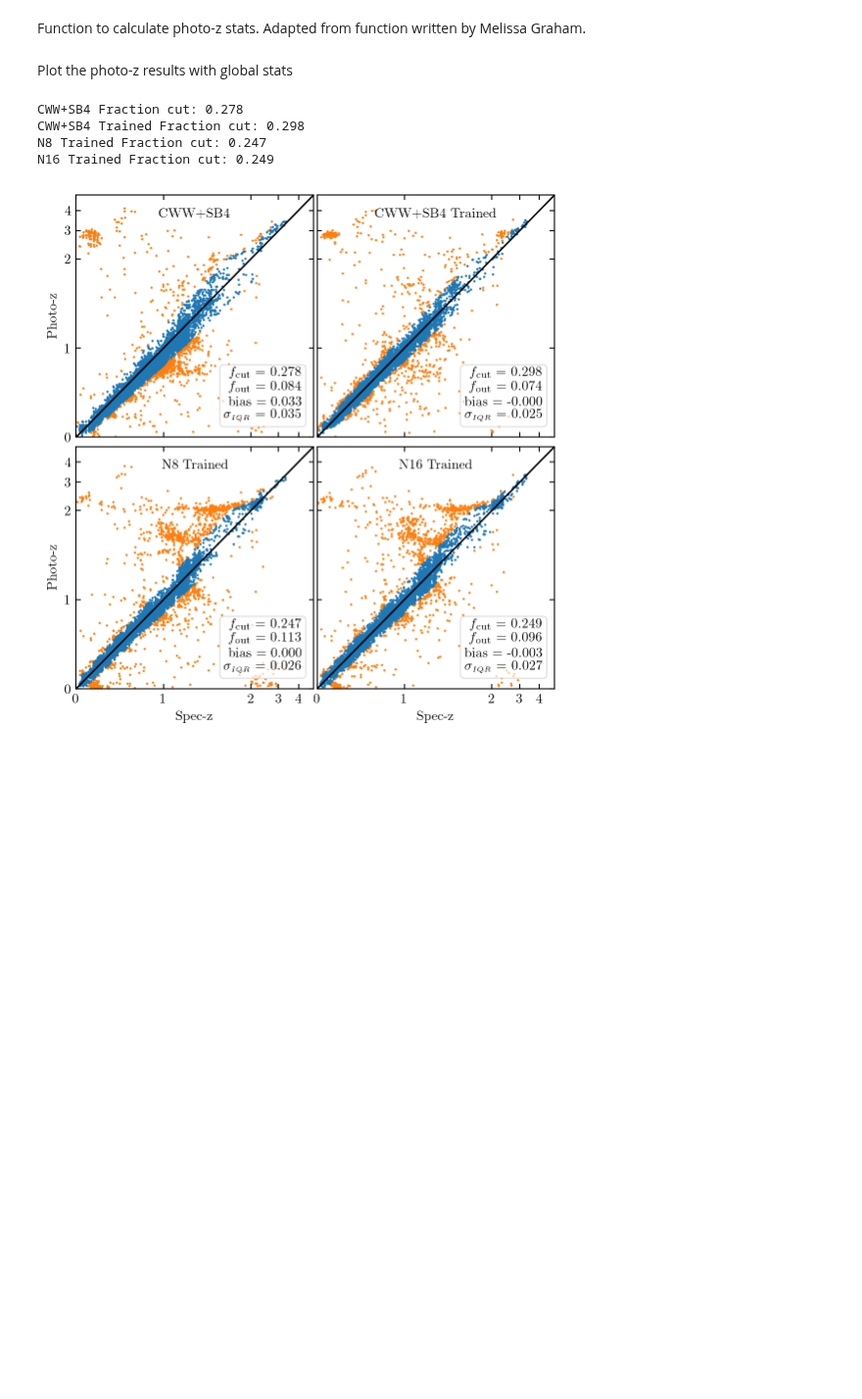
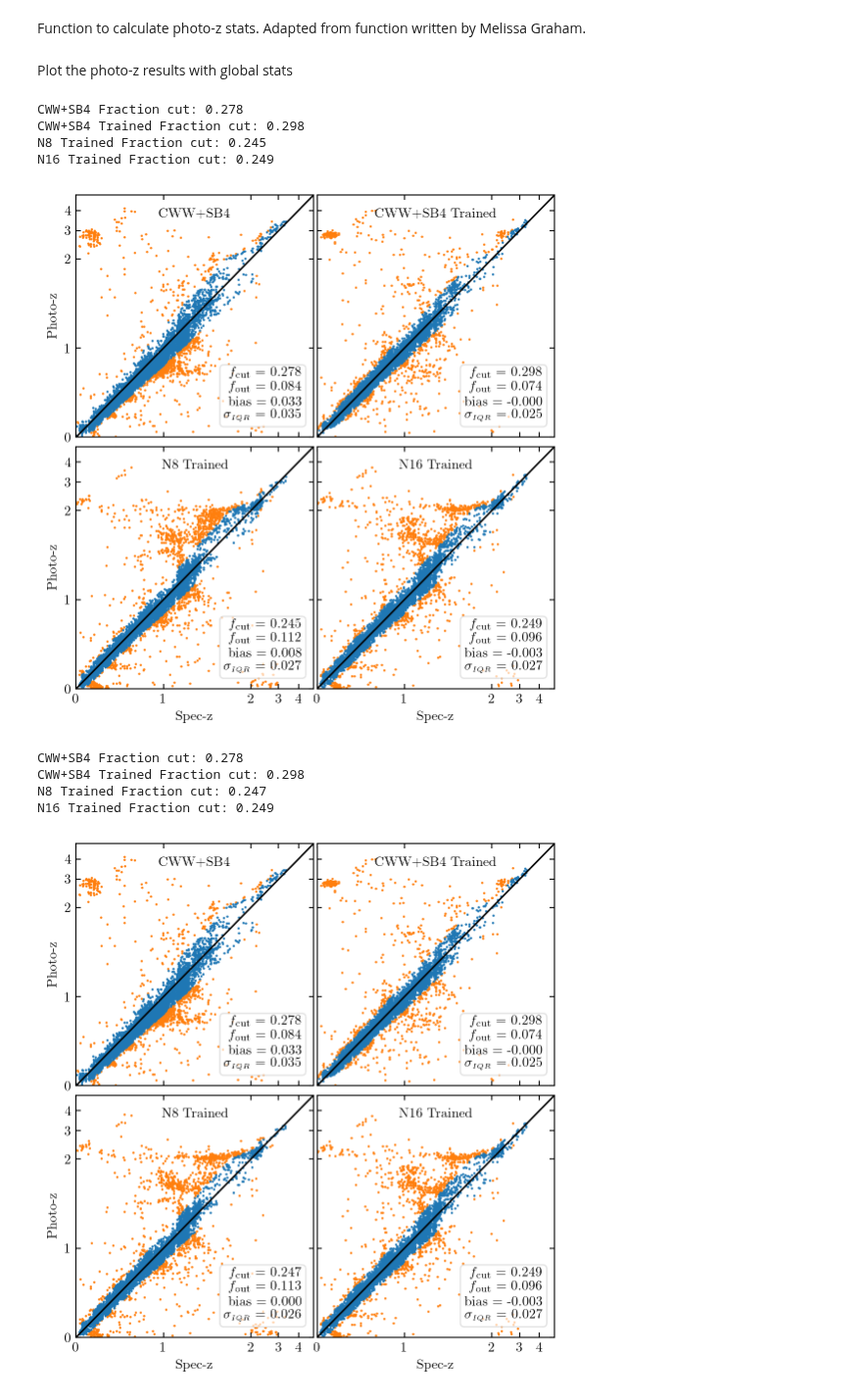
Before and after one commit to dirac-institute/photoz_template_learning, a Jupyter notebook: photoz_analysis.ipynb, the cells around one changed output. Shown at 98% size. Saved outputs shown, nothing was run; the diff lists cells and outputs as text; code cells hidden in the pictures; blank space fills up the shorter version.

```diff
--- a/photoz_analysis.ipynb
+++ b/photoz_analysis.ipynb
@@ -119,3 +115,72 @@ Plot the photo-z results with global stats
+# %%
+fig, axes = plt.subplots(2,2,sharex=True,sharey=True,figsize=(twocol*0.75,twocol*0.78))
+
+for name,ax in zip(photoz_results,axes.flatten()):
+
+    zs = photoz_results[name]['zs']
+    zp = photoz_results[name]['zp']
+    odds = photoz_results[name]['odds']
+    chi2 = photoz_results[name]['chi2']
+
+    # cut based on BPZ stats
+    idx = np.where( (odds > 0.95) & (chi2 < 1) )
+    fcut = 1-len(idx[0])/len(zp)
+    print(name,"Fraction cut: {0:.3f}".format(fcut))
+    zs = zs[idx]
+    zp = zp[idx]
+
+    # calculate stats
+    stats = get_stats(zs,zp,0,max(zp))
+
+    # plot outliers, then inliers
+    IQRstdd = stats[3]
+    dzo1pzp = (zs - zp)/(1.0 + zp)
+    idx = np.where( np.fabs( dzo1pzp ) > (3.0*IQRstdd) )
+    ax.scatter(zs[idx], zp[idx], c='C1',s=0.5, alpha=1)
+    idx = np.where( np.fabs( dzo1pzp ) <= (3.0*IQRstdd) )
+    ax.scatter(zs[idx], zp[idx], c='C0', s=0.5, alpha=1)
+
+    # plot y=x to guide the eye
+    ax.plot([0,7], [0,7], c='k')
+
+    # print global stats on each plot
+    fout = stats[0]
+    IQRstdd = stats[3]
+    errIQRstdd = stats[4]
+    IQRbias = stats[5]
+    errIQRbias = stats[6]
+    text = '$f_{\mathrm{cut}}$ = '+'{0:.3f}\n'.format(fcut) +\
+            '$f_{\mathrm{out}}$ = '+'{0:.3f}\n'.format(fout) +\
+            'bias = '+'{0:.3f}\n'.format(IQRbias) +\
+            '$\sigma_{\scriptscriptstyle IQR}$ = '+'{0:.3f}'.format(IQRstdd)
+    ax.text(0.95,0.06, text, transform=ax.transAxes,ha='right',va='bottom',
+        bbox=dict(facecolor='white', alpha=0.65, edgecolor='lightgrey', boxstyle='round'))
+
+    ax.text(0.5,0.92, name, transform=ax.transAxes,ha='center',va='center')
+
+
+for i in [0,1]:
+    axes[1,i].set_xlabel('Spec-z')
+    axes[1,i].set_xlim(0,5)
+    axes[1,i].set_xscale('symlog')
+    axes[1,i].set_xticks([0,1,2,3,4])
+    axes[1,i].set_xticklabels([0,1,2,3,4])
+
+    axes[i,0].set_ylabel("Photo-z")
+    axes[i,0].set_ylim(0,5)
+    axes[i,0].set_yscale('symlog')
+    axes[i,0].set_yticks([0,1,2,3,4])
+    axes[i,0].set_yticklabels([0,1,2,3,4])
+
+fig.tight_layout(pad=0.5, h_pad=0.15, w_pad=0)
+#fig.savefig('plots/photoz_results.png')
+plt.show()
+# %% [output]
+CWW+SB4 Fraction cut: 0.278
+CWW+SB4 Trained Fraction cut: 0.298
+N8 Trained Fraction cut: 0.245
+N16 Trained Fraction cut: 0.249
+[figure, added]
 # %%
 fig, axes = plt.subplots(2,2,sharex=True,sharey=True,figsize=(twocol*0.75,twocol*0.78))
 
```
Also changed, not shown: parts of 1 cell of this notebook, 15 other files.
